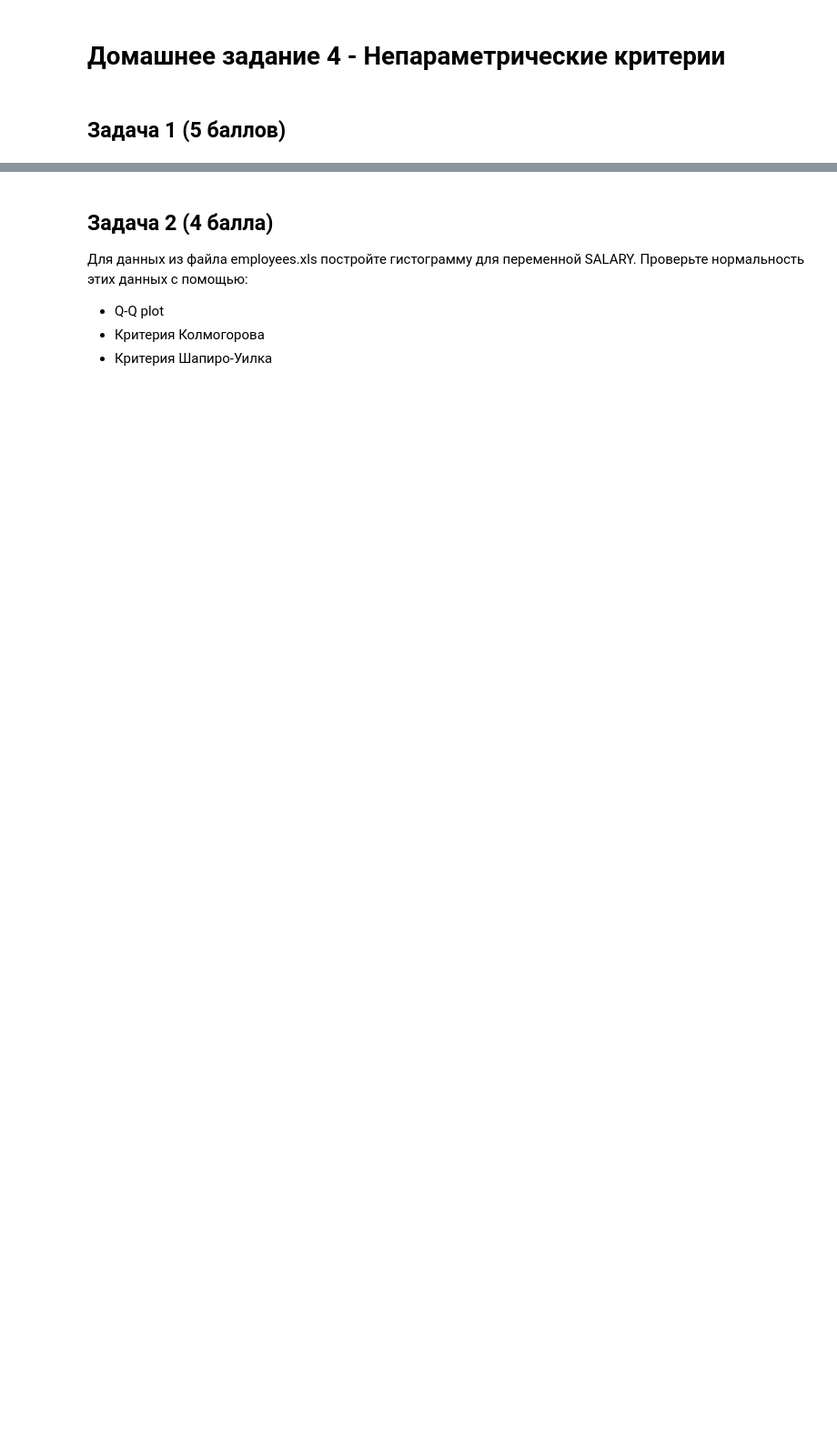
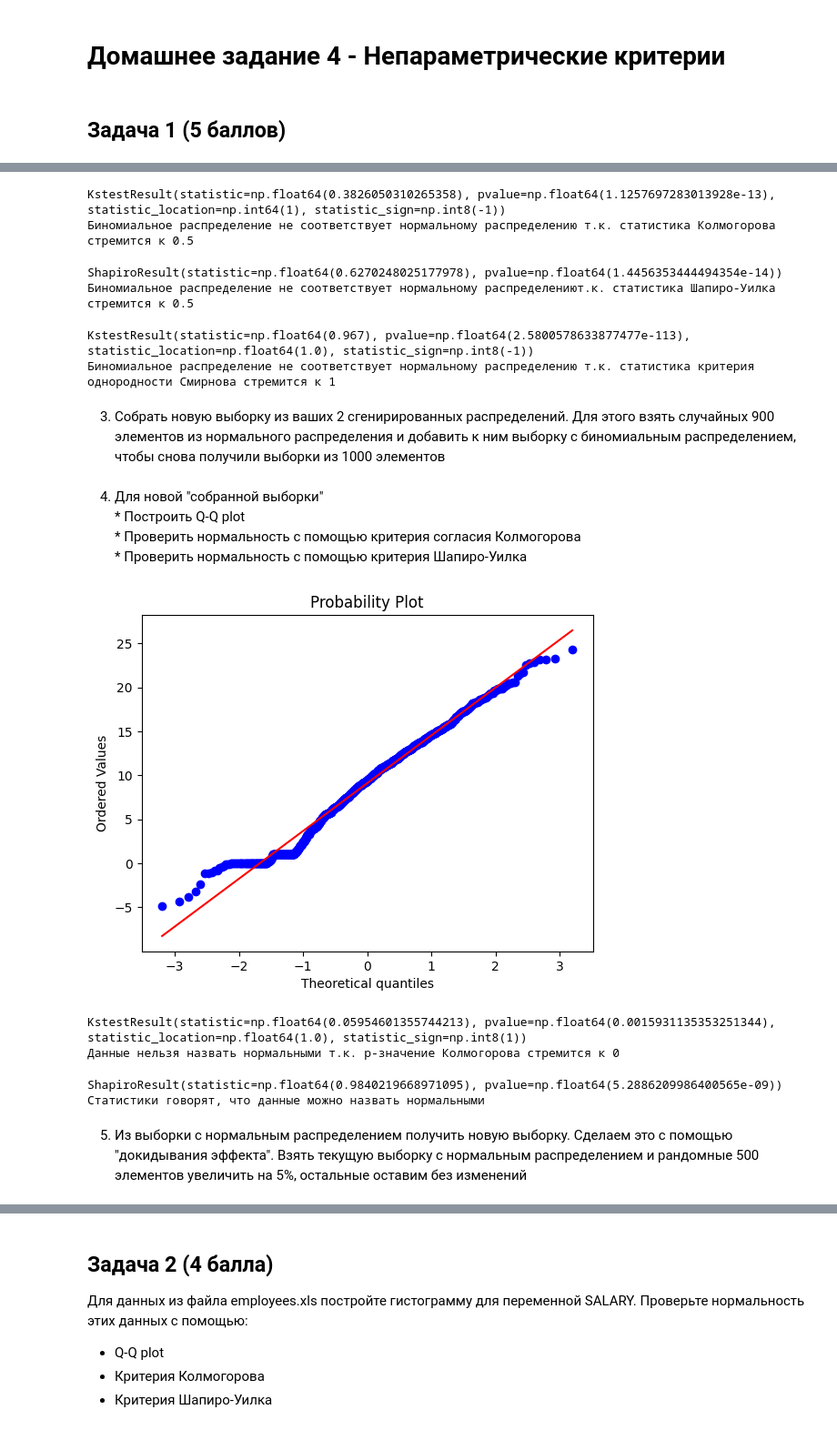
Before and after one commit to hilkovich/itmo_math_stat, a Jupyter notebook: homework_4/HW_4.ipynb, the cells around one changed output, grey strips where cells are left out. Shown at 91% size. Drawn from its saved outputs; the diff is of its cells as text; code cells hidden in the pictures; blank space fills up the shorter version.

```diff
--- a/homework_4/HW_4.ipynb
+++ b/homework_4/HW_4.ipynb
@@ -24,0 +57,75 @@
+# %%
+binom_kstest = kstest(
+    binom_dist, "norm", args=(np.mean(binom_dist), np.std(binom_dist))
+)
+
+print(binom_kstest)
+
+print(
+    "Биномиальное распределение не соответствует нормальному распределению т.к. статистика Колмогорова стремится к 0.5"
+)
+# %% [output]
+KstestResult(statistic=np.float64(0.3826050310265358), pvalue=np.float64(1.1257697283013928e-13), statistic_location=np.int64(1), statistic_sign=np.int8(-1))
+Биномиальное распределение не соответствует нормальному распределению т.к. статистика Колмогорова стремится к 0.5
+# %%
+binom_shapiro = shapiro(binom_dist)
+
+print(binom_shapiro)
+
+print(
+    "Биномиальное распределение не соответствует нормальному распределениют.к. статистика Шапиро-Уилка стремится к 0.5"
+)
+# %% [output]
+ShapiroResult(statistic=np.float64(0.6270248025177978), pvalue=np.float64(1.4456353444494354e-14))
+Биномиальное распределение не соответствует нормальному распределениют.к. статистика Шапиро-Уилка стремится к 0.5
+# %%
+dist_ks_2samp = ks_2samp(norm_dist, binom_dist)
+
+print(dist_ks_2samp)
+
+print(
+    "Биномиальное распределение не соответствует нормальному распределению т.к. статистика критерия однородности Смирнова стремится к 1"
+)
+# %% [output]
+KstestResult(statistic=np.float64(0.967), pvalue=np.float64(2.5800578633877477e-113), statistic_location=np.float64(1.0), statistic_sign=np.int8(-1))
+Биномиальное распределение не соответствует нормальному распределению т.к. статистика критерия однородности Смирнова стремится к 1
+# %% [markdown]
+3.   Собрать новую выборку из ваших 2 сгенирированных распределений. Для этого взять случайных 900 элементов из нормального распределения и добавить к ним выборку с биномиальным распределением, чтобы снова получили выборки из 1000 элементов
+# %%
+random_idx = np.random.choice(1000, 900, replace=False)
+norm_sample = norm_dist[random_idx]
+
+combined_dist = np.concatenate((norm_sample, binom_dist))
+# %% [markdown]
+4.   Для новой "собранной выборки"
+    *   Построить Q-Q plot
+    *   Проверить нормальность с помощью критерия согласия Колмогорова
+    *   Проверить нормальность с помощью критерия Шапиро-Уилка
+# %%
+probplot(combined_dist, dist="norm", plot=plt)
+
+plt.show()
+# %% [output]
+[figure, added]
+# %%
+combined_kstest = kstest(
+    combined_dist, "norm", args=(np.mean(combined_dist), np.std(combined_dist))
+)
+
+print(combined_kstest)
+
+print("Данные нельзя назвать нормальными т.к. р-значение Колмогорова стремится к 0")
+# %% [output]
+KstestResult(statistic=np.float64(0.05954601355744213), pvalue=np.float64(0.0015931135353251344), statistic_location=np.float64(1.0), statistic_sign=np.int8(1))
+Данные нельзя назвать нормальными т.к. р-значение Колмогорова стремится к 0
+# %%
+combined_shapiro = shapiro(combined_dist)
+
+print(combined_shapiro)
+
+print("Статистики говорят, что данные можно назвать нормальными")
+# %% [output]
+ShapiroResult(statistic=np.float64(0.9840219668971095), pvalue=np.float64(5.2886209986400565e-09))
+Статистики говорят, что данные можно назвать нормальными
+# %% [markdown]
+5.  Из выборки с нормальным распределением получить новую выборку. Сделаем это с помощью "докидывания эффекта". Взять текущую выборку с нормальным распределением и рандомные 500 элементов увеличить на 5%, остальные оставим без изменений
```
Also changed, not shown: parts of 19 cells of this notebook.
